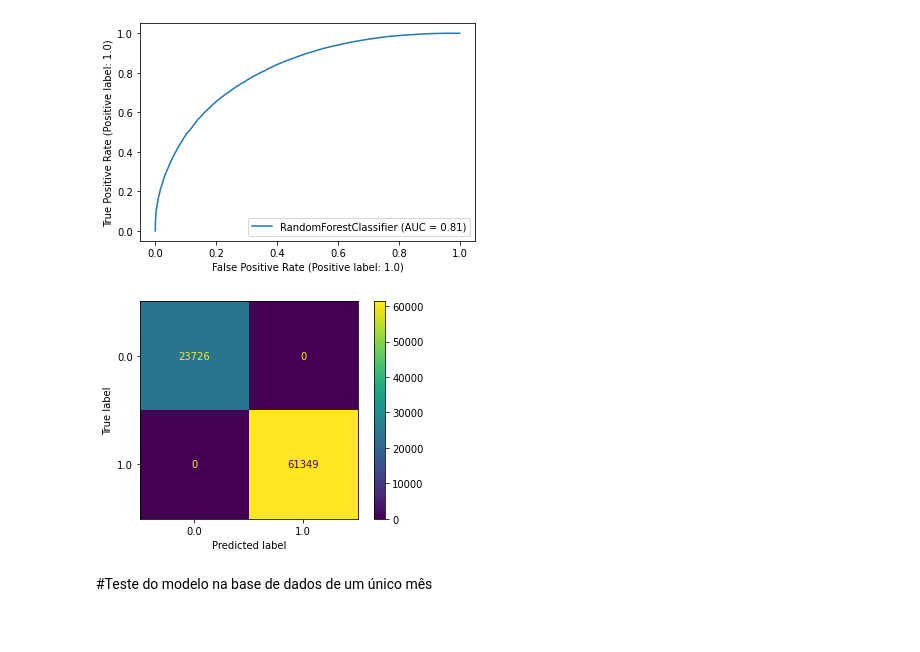
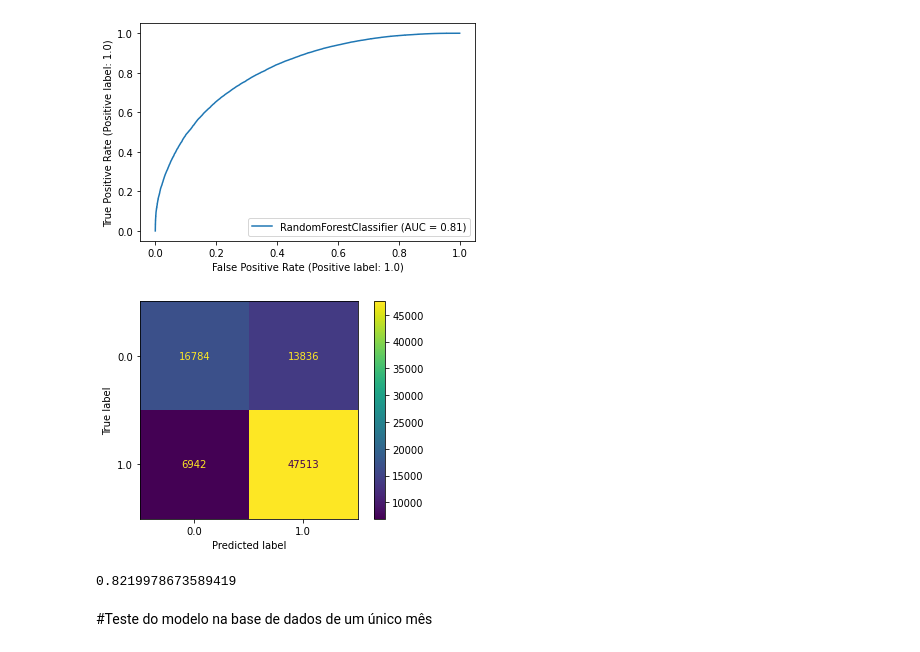
Before and after one commit to 2022M3T1-Inteli/Panorama-Analytics, a Jupyter notebook: notebooks/Modelos/1 Conj. de Dados - Somatório/analise_final_RandomForestClassifier.ipynb, the cells around one changed output. Drawn from its saved outputs; the diff is of its cells as text; code cells hidden in the pictures.

```diff
--- a/notebooks/Modelos/1 Conj. de Dados - Somatório/analise_final_RandomForestClassifier.ipynb
+++ b/notebooks/Modelos/1 Conj. de Dados - Somatório/analise_final_RandomForestClassifier.ipynb
@@ -108,6 +120,6 @@ plot_roc_curve(rfc2, x_test, y_test)
 <sklearn.metrics._plot.roc_curve.RocCurveDisplay at 0x...>
 [figure]
 # %%
-matrix_c = plot_confusion_matrix(rfc2, x_test, y_pred2)
+matrix_c = plot_confusion_matrix(rfc2, x_test, y_test)
 # %% [output]
-[figure, old version]
+[figure, new version]
@@ -114,3 +130,7 @@ matrix_c = plot_confusion_matrix(rfc2, x_test, y_pred2)
+# %%
+score_f1.mean()
+# %% [output]
+0.8219978673589419
 # %% [markdown]
 #Teste do modelo na base de dados de um único mês
 # %%
```
Also changed, not shown: parts of 5 cells of this notebook, 11 other files.
